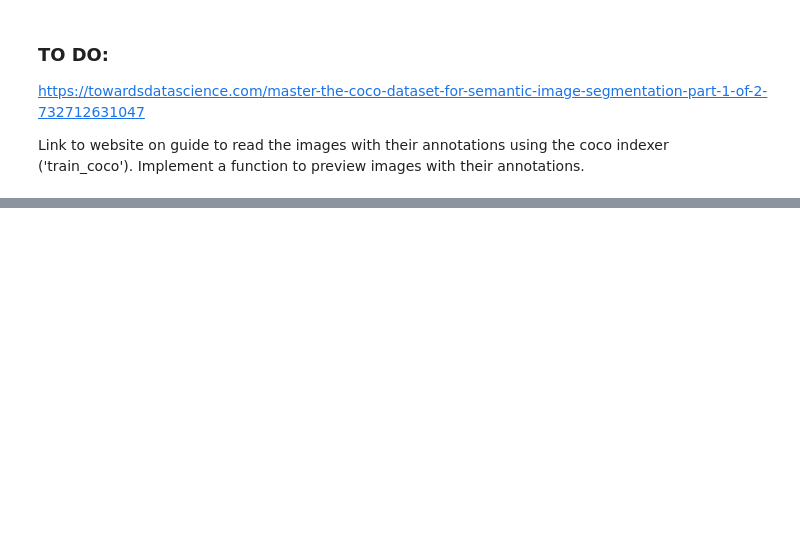
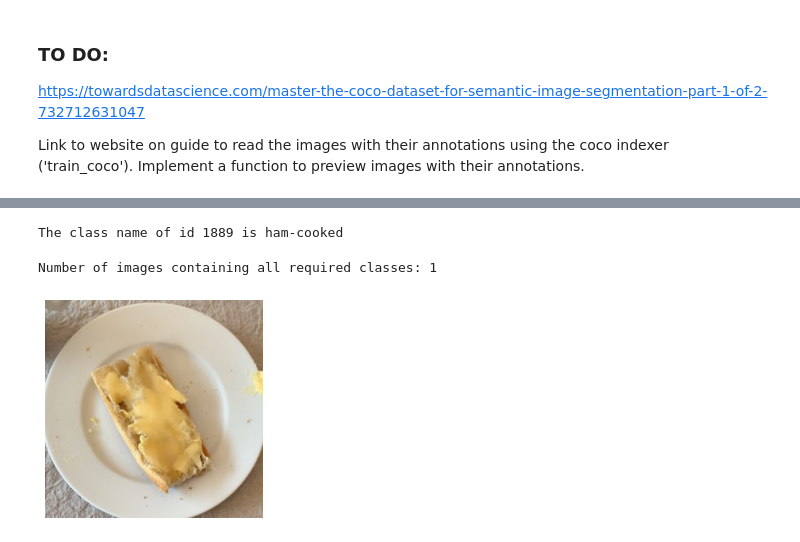
Before and after one commit to lucamarini22/food-recognition-challenge, a Jupyter notebook: deep-learning-project.ipynb, the cells around one changed output, grey strips where cells are left out. Saved outputs shown, nothing was run; the diff lists cells and outputs as text; code cells hidden in the pictures; blank space fills up the shorter version.

Commit message:
print coco annotations

```diff
--- a/deep-learning-project.ipynb
+++ b/deep-learning-project.ipynb
@@ -56,6 +56,7 @@ def loadImages(LOC, COLOUR=None):
     return image_dct, coco
 # %%
 # Load the image sets and their annotations
-train_images, train_coco = loadImages('../input/food-recognition-challenge/val-v0.4/val/images/', 'gray')
+val_images_path = '../input/food-recognition-challenge/val-v0.4/val/images/'
+train_images, train_coco = loadImages(val_images_path, 'gray')
 # %% [output]
 loading annotations into memory...
@@ -67,3 +68,22 @@ index created!
 https://towardsdatascience.com/master-the-coco-dataset-for-semantic-image-segmentation-part-1-of-2-732712631047
 
 Link to website on guide to read the images with their annotations using the coco indexer ('train_coco'). Implement a function to preview images with their annotations.
+# %%
+# Path of file that contains annotations of validation images
+val_annFile = '../input/food-recognition-challenge/val-v0.4/val/annotations.json'
+# Initialize the COCO api for instance annotations
+coco=COCO(val_annFile)
+# Load the categories in a variable
+catIDs = coco.getCatIds()
+cats = coco.loadCats(catIDs)
+
+# Print all categories
+nms=[cat['name'] for cat in cats]
+print('There are', len(nms),'COCO categories: \n{}\n'.format(' '.join(nms)))
+
+# Print supercategories
+nms = set([cat['supercategory'] for cat in cats])
+print('There is', len(nms),'COCO supercategory: \n{}'.format(' '.join(nms)))
+
+# Print all categories in json format
+#print(cats)
@@ -69,0 +100,34 @@ Link to website on guide to read the images with their annotations using the coc
+# %%
+# Function that fetches a class name for a given id number
+def getClassName(classID, cats):
+    for i in range(len(cats)):
+        if cats[i]['id']==classID:
+            return cats[i]['name']
+    return "None"
+
+# Example
+id_example = 1889
+print('The class name of id {} is {}'.format(id_example, getClassName(id_example, cats)))
+# %% [output]
+The class name of id 1889 is ham-cooked
+# %%
+# get all images containing given categories, select one at random
+filterClasses = ['bread', 'butter', 'honey']
+catIds = coco.getCatIds(catNms=filterClasses);
+imgIds = coco.getImgIds(catIds=catIds);
+
+print("Number of images containing all required classes:", len(imgIds))
+# %% [output]
+Number of images containing all required classes: 1
+# %%
+import skimage.io as io
+
+# load and display image
+img = coco.loadImgs(imgIds[np.random.randint(0,len(imgIds))])[0]
+I = io.imread('{}/{}'.format(val_images_path,img['file_name']))/255.0
+#I = cv2.imread('{}/{}'.format(val_images_path,img['file_name']) , cv2.COLOR_GRAY2RGB)/255.0
+plt.imshow(I)
+plt.axis('off')
+plt.show()
+# %% [output]
+[figure, added]
```
Also changed, not shown: parts of 4 cells of this notebook.
